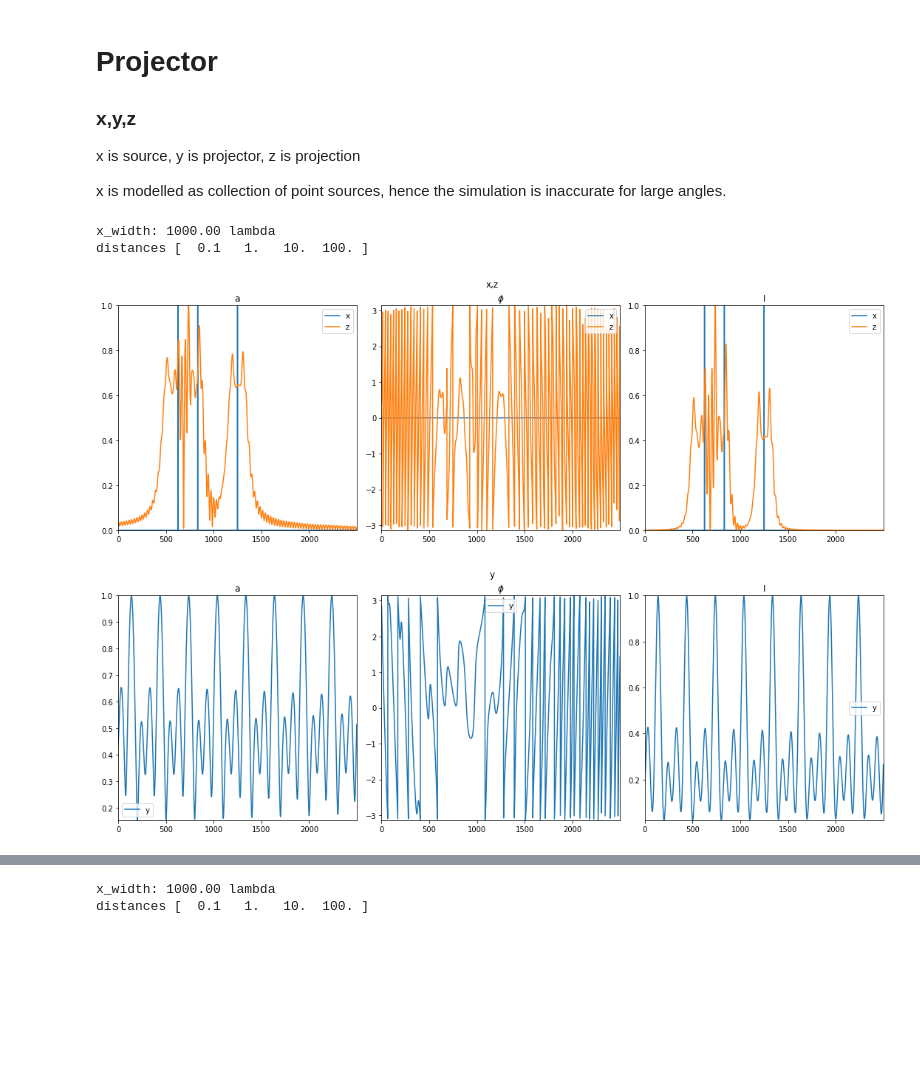
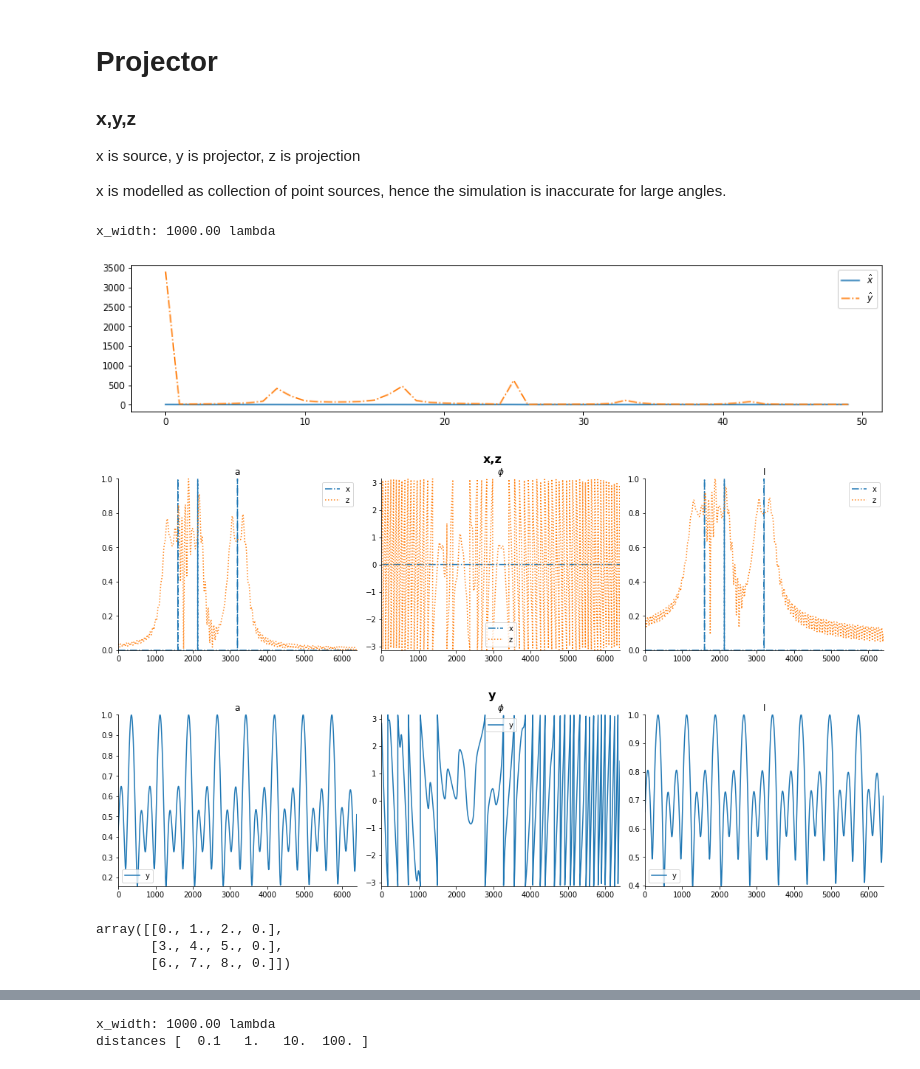
Before and after one commit to voschezang/Holographic-Projector-Simulations, a Jupyter notebook: projector-demo-1d.ipynb, the cells around one changed output, grey strips where cells are left out. Saved outputs shown, nothing was run; the diff lists cells and outputs as text; code cells hidden in the pictures; blank space fills up the shorter version.

```diff
--- a/projector-demo-1d.ipynb
+++ b/projector-demo-1d.ipynb
@@ -232,35 +233,58 @@ x is modelled as collection of point sources, hence the simulation is inaccurate
 # %%
 x_width = 1e3
 w = sample_grid(N, x_width*LAMBDA, 0)
 v = sample_grid(N, x_width*LAMBDA, -1e1 * x_width*LAMBDA)
 u = sample_grid(N, x_width*LAMBDA, 1e0 * x_width*LAMBDA) # or 0
 
 x = np.zeros(shape=(N,2)) # amplitude, phase
 y = np.empty((N,2))  # amplitude, phase
 z = np.empty((N,2))  # amplitude, phase
 
 # assume points sources
 x[:] = 0
 x[[N//2, N//3, N//4], 0] = 1
 
 for m in range(N):
     y[m,:] = from_polar(np.sum(f(x[:,0], x[:,1], w, v[m])), distance=-1)
 normalize_amplitude(y)
 for m in range(N):
     z[m,:] = from_polar(np.sum(f(y[:,0], y[:,1], v, u[m])), distance=1)
 normalize_amplitude(z)
 
+x_hat = spfft.fft(x[:,0])
+y_hat = spfft.fft(y[:,0])
+z_hat = spfft.fft(z[:,0]) # irradiance(x)?
+i = 50
+
+plt.figure(figsize=(15,3))
+plt.plot(np.abs(x_hat[:N//2])[:i], label=r'$\hat x$')
+# plt.plot(np.abs(z_hat[:N//2])[:i], label=r'$\hat z$')
+plt.plot(np.abs(y_hat[:N//2])[:i], '-.', label=r'$\hat y$')
+# plt.axhline(y=1e-4, linewidth=1, color = 'k', label='zero')
+# plt.yscale('log')
+plt.legend()
+
+
 plot.vectors([x,z], ['x','z'], title='x,z');
 plot.vectors([y], ['y'], title='y');
 # plot.vectors([z], ['z'], title='z');
 # plot.vectors(V, labels, title='per distance');
 print('\nx_width: %0.2f lambda' % x_width)
-print('distances', distances.round(3))
 # %% [output]
 x_width: 1000.00 lambda
-distances [  0.1   1.   10.  100. ]
-[figure, old version]
+[figure, new version]
-[figure, old version]
+[figure, new version]
+[figure, added]
+# %%
+# np.append(np.arange(9).reshape((3,3)), np.zeros(3))
+# np.vstack([np.arange(9).reshape((3,3)), np.zeros(3)])
+# (*(np.arange(8).reshape((4,2))),)
+# (*(np.arange(8).reshape((4,2))),)
+np.append(np.arange(9).reshape((3,3)), np.zeros((3,1)), axis=1)
+# %% [output]
+array([[0., 1., 2., 0.],
+       [3., 4., 5., 0.],
+       [6., 7., 8., 0.]])
 # %%
 x_width = 1e3
 w = sample_grid(N, x_width*LAMBDA, 0)
```
Also changed, not shown: parts of 7 cells of this notebook, 4 other files.
